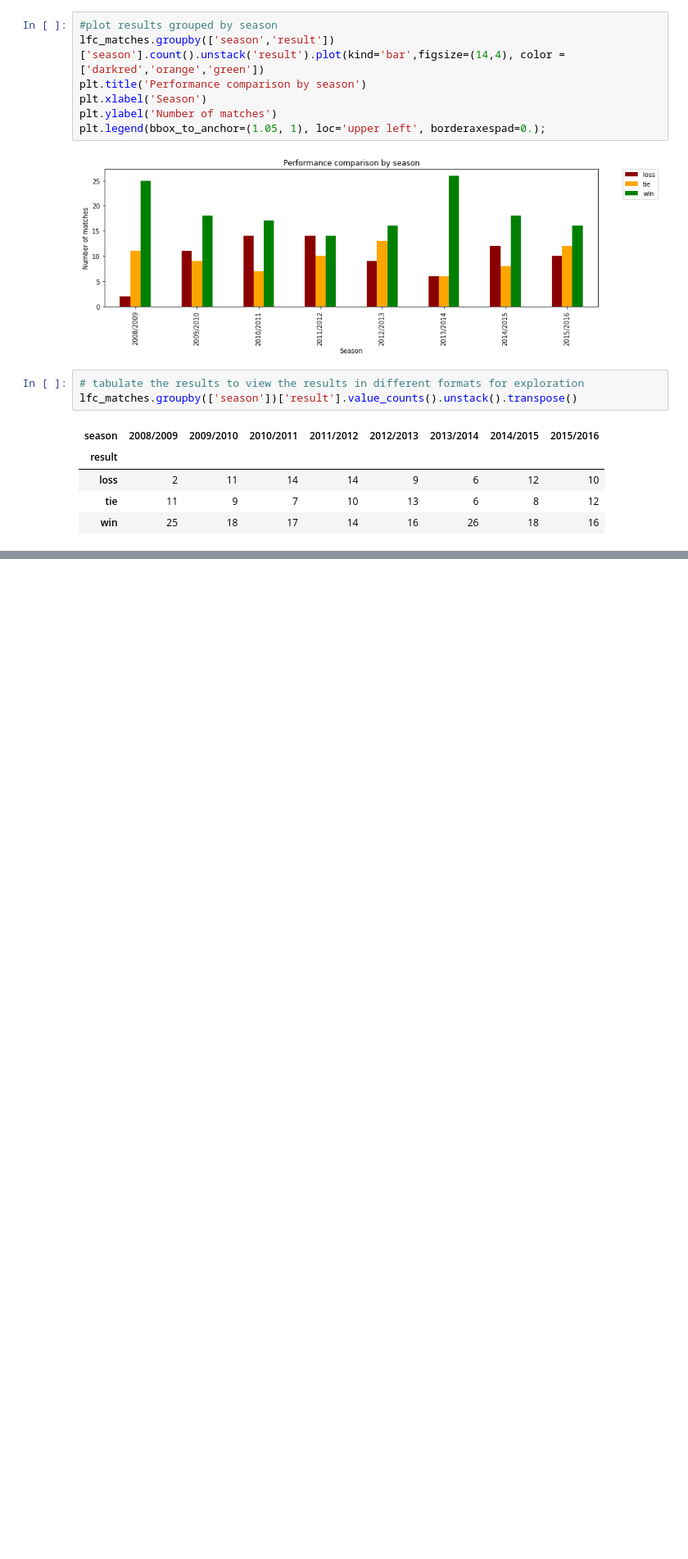
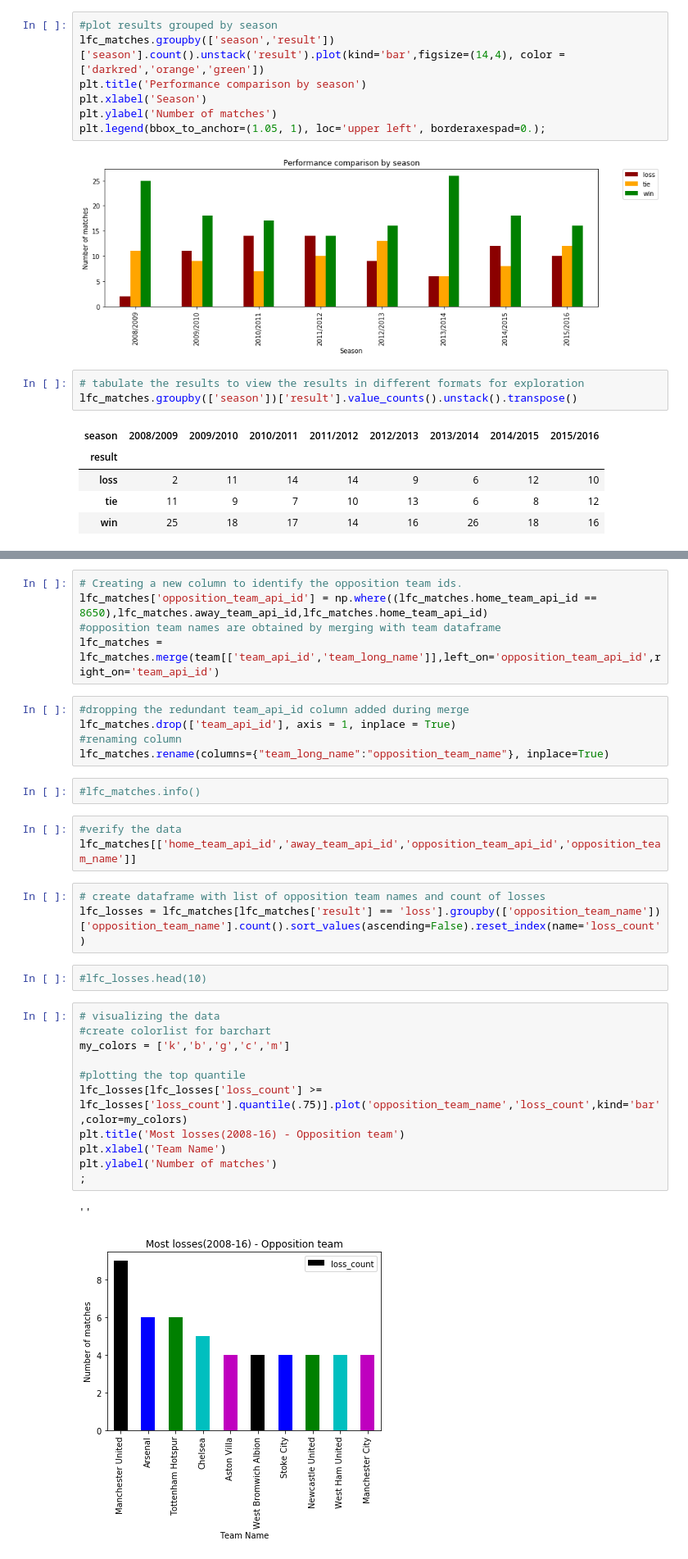
Before and after one commit to battery-code/soccer-data-analysis, a Jupyter notebook: European Soccer Project.ipynb, the cells around one changed output, grey strips where cells are left out. Shown at 82% size. Drawn from its saved outputs; the diff is of its cells as text; blank space fills up the shorter version.

```diff
--- a/European Soccer Project.ipynb
+++ b/European Soccer Project.ipynb
@@ -192,0 +197,34 @@ lfc_matches.groupby(['season'])['result'].value_counts().unstack().transpose()
+# %%
+# Creating a new column to identify the opposition team ids.
+lfc_matches['opposition_team_api_id'] = np.where((lfc_matches.home_team_api_id == 8650),lfc_matches.away_team_api_id,lfc_matches.home_team_api_id)
+#opposition team names are obtained by merging with team dataframe
+lfc_matches = lfc_matches.merge(team[['team_api_id','team_long_name']],left_on='opposition_team_api_id',right_on='team_api_id')
+# %%
+#dropping the redundant team_api_id column added during merge
+lfc_matches.drop(['team_api_id'], axis = 1, inplace = True)
+#renaming column
+lfc_matches.rename(columns={"team_long_name":"opposition_team_name"}, inplace=True)
+# %%
+#lfc_matches.info()
+# %%
+#verify the data
+lfc_matches[['home_team_api_id','away_team_api_id','opposition_team_api_id','opposition_team_name']]
+# %%
+# create dataframe with list of opposition team names and count of losses
+lfc_losses = lfc_matches[lfc_matches['result'] == 'loss'].groupby(['opposition_team_name'])['opposition_team_name'].count().sort_values(ascending=False).reset_index(name='loss_count')
+# %%
+#lfc_losses.head(10)
+# %%
+# visualizing the data
+#create colorlist for barchart
+my_colors = ['k','b','g','c','m']
+
+#plotting the top quantile
+lfc_losses[lfc_losses['loss_count'] >= lfc_losses['loss_count'].quantile(.75)].plot('opposition_team_name','loss_count',kind='bar',color=my_colors)
+plt.title('Most losses(2008-16) - Opposition team')
+plt.xlabel('Team Name')
+plt.ylabel('Number of matches')
+;
+# %% [output]
+''
+[figure, added]
```
Also changed, not shown: parts of 2 cells of this notebook.
